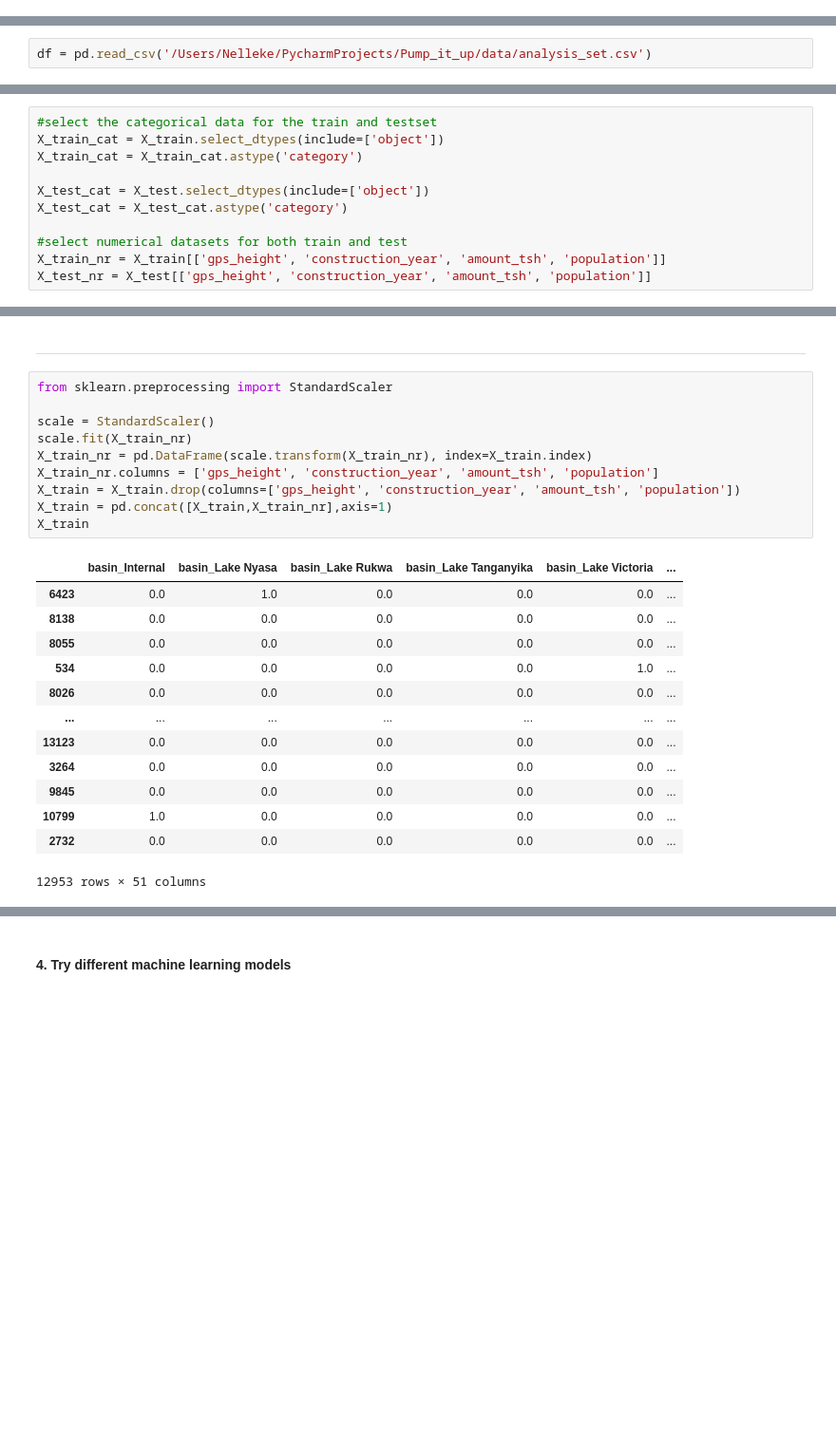
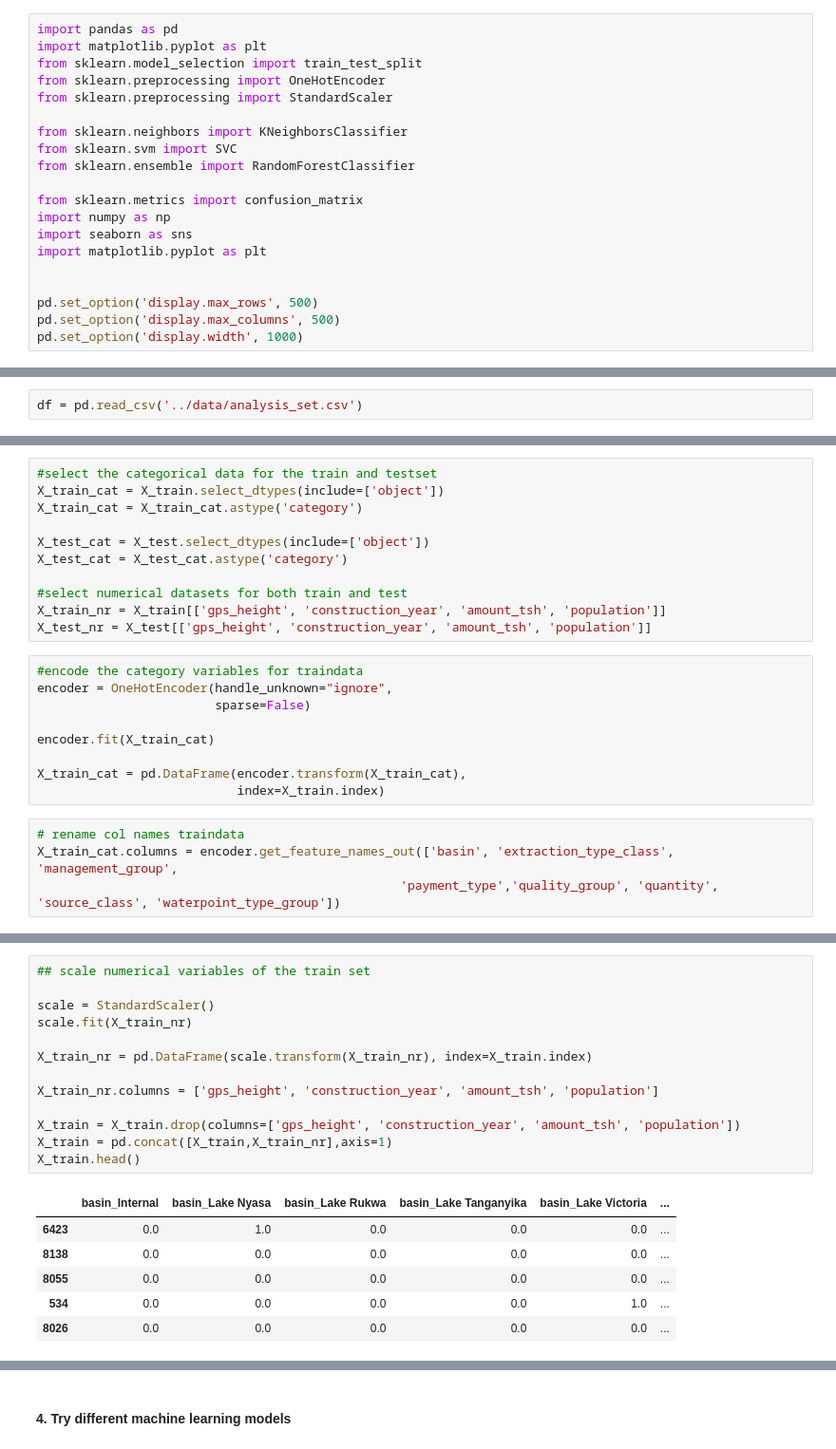
Before and after one commit to Nelleke20/notebook.pump-it-up, a Jupyter notebook: notebooks/2.First model creation.ipynb, the cells around one changed output, grey strips where cells are left out. Shown at 95% size. Cells and saved outputs as stored; diff of their text form; blank space fills up the shorter version.

```diff
--- a/notebooks/2.First model creation.ipynb
+++ b/notebooks/2.First model creation.ipynb
@@ -16,2 +3,22 @@ TO DO: check correlation for each variable with the y variable, try different mo
+# %%
+import pandas as pd
+import matplotlib.pyplot as plt
+from sklearn.model_selection import train_test_split
+from sklearn.preprocessing import OneHotEncoder
+from sklearn.preprocessing import StandardScaler
+
+from sklearn.neighbors import KNeighborsClassifier
+from sklearn.svm import SVC
+from sklearn.ensemble import RandomForestClassifier
+
+from sklearn.metrics import confusion_matrix
+import numpy as np
+import seaborn as sns
+import matplotlib.pyplot as plt
+
+
+pd.set_option('display.max_rows', 500)
+pd.set_option('display.max_columns', 500)
+pd.set_option('display.width', 1000)
 # %% [markdown]
 #### 1. Import the dataset
@@ -20,5 +25,5 @@ import pandas as pd
 # %%
-df = pd.read_csv('/Users/Nelleke/PycharmProjects/Pump_it_up/data/analysis_set.csv')
+df = pd.read_csv('../data/analysis_set.csv')
 # %%
 df.head()
 # %% [output]
@@ -80,3 +79,16 @@ X_test_cat = X_test_cat.astype('category')
 #select numerical datasets for both train and test
 X_train_nr = X_train[['gps_height', 'construction_year', 'amount_tsh', 'population']]
 X_test_nr = X_test[['gps_height', 'construction_year', 'amount_tsh', 'population']]
+# %%
+#encode the category variables for traindata
+encoder = OneHotEncoder(handle_unknown="ignore",
+                        sparse=False)
+
+encoder.fit(X_train_cat)
+
+X_train_cat = pd.DataFrame(encoder.transform(X_train_cat),
+                           index=X_train.index)
+# %%
+# rename col names traindata
+X_train_cat.columns = encoder.get_feature_names_out(['basin', 'extraction_type_class', 'management_group',
+                                                 'payment_type','quality_group', 'quantity', 'source_class', 'waterpoint_type_group'])
@@ -107,29 +122,23 @@ X_test = pd.concat([X_test,X_test_cat],axis=1)
 X_test = X_test.drop(columns=['basin', 'extraction_type_class', 'management_group', 'payment_type','quality_group', 'quantity',
                                  'source_class', 'waterpoint_type_group'])
-# %% [markdown]
----------
 # %%
-from sklearn.preprocessing import StandardScaler
+## scale numerical variables of the train set
 
 scale = StandardScaler()
 scale.fit(X_train_nr)
+
 X_train_nr = pd.DataFrame(scale.transform(X_train_nr), index=X_train.index)
+
 X_train_nr.columns = ['gps_height', 'construction_year', 'amount_tsh', 'population']
+
 X_train = X_train.drop(columns=['gps_height', 'construction_year', 'amount_tsh', 'population'])
 X_train = pd.concat([X_train,X_train_nr],axis=1)
-X_train
+X_train.head()
 # %% [output]
 |  | basin_Internal | basin_Lake Nyasa | basin_Lake Rukwa | basin_Lake Tanganyika | basin_Lake Victoria | ... |
 | 6423 | 0.0 | 1.0 | 0.0 | 0.0 | 0.0 | ... |
 | 8138 | 0.0 | 0.0 | 0.0 | 0.0 | 0.0 | ... |
 | 8055 | 0.0 | 0.0 | 0.0 | 0.0 | 0.0 | ... |
 | 534 | 0.0 | 0.0 | 0.0 | 0.0 | 1.0 | ... |
 | 8026 | 0.0 | 0.0 | 0.0 | 0.0 | 0.0 | ... |
-| ... | ... | ... | ... | ... | ... | ... |
-| 13123 | 0.0 | 0.0 | 0.0 | 0.0 | 0.0 | ... |
-| 3264 | 0.0 | 0.0 | 0.0 | 0.0 | 0.0 | ... |
-| 9845 | 0.0 | 0.0 | 0.0 | 0.0 | 0.0 | ... |
-| 10799 | 1.0 | 0.0 | 0.0 | 0.0 | 0.0 | ... |
-| 2732 | 0.0 | 0.0 | 0.0 | 0.0 | 0.0 | ... |
-12953 rows × 51 columns
 # %%
```
Also changed, not shown: parts of 27 cells of this notebook, 3 other files.
